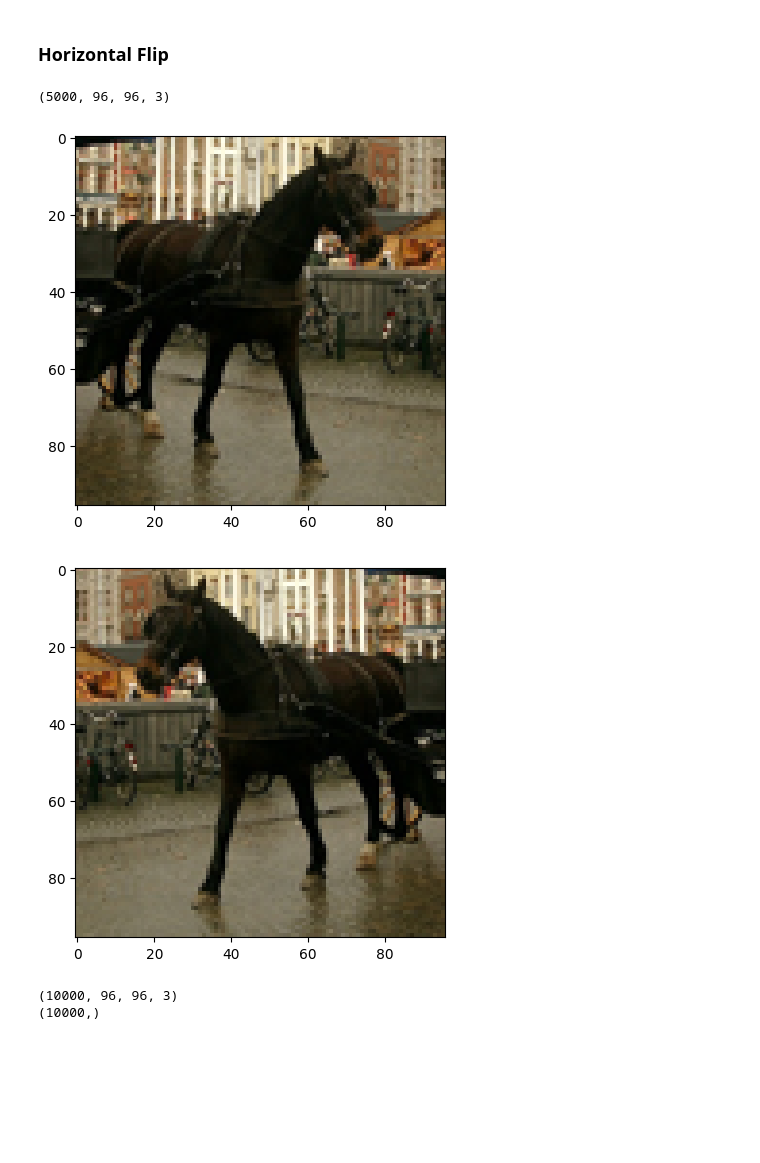
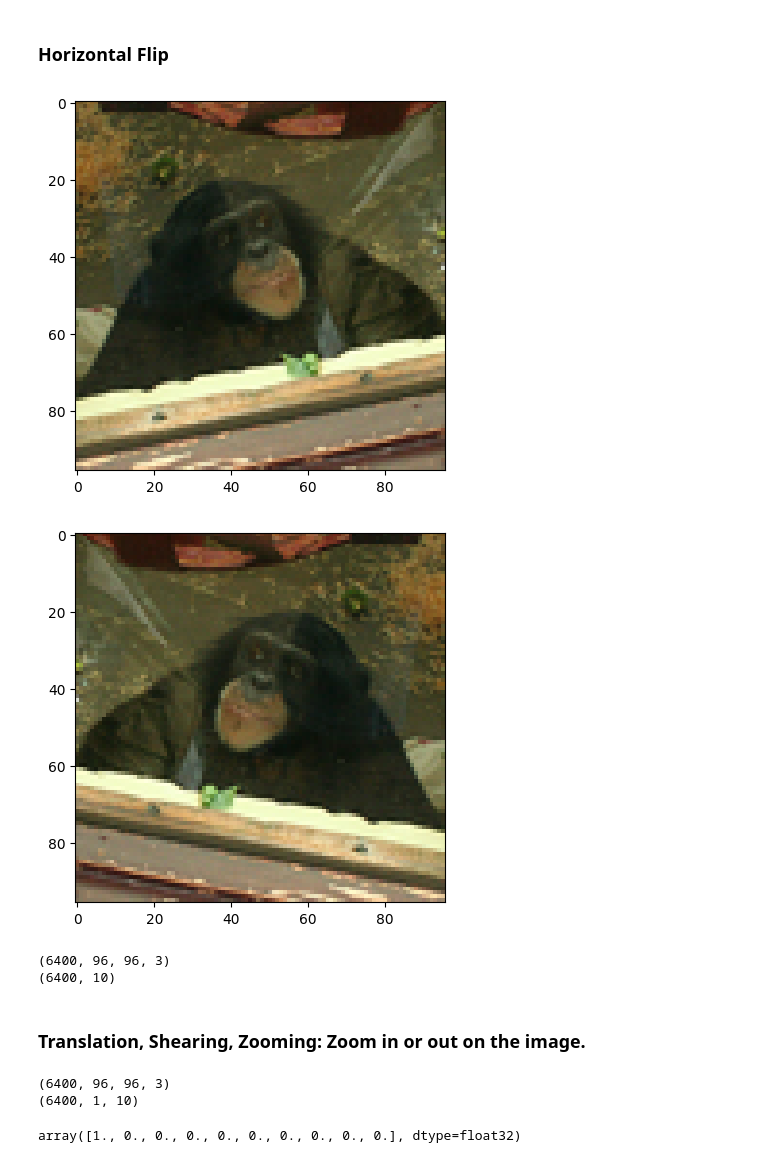
Before and after one commit to ramamo17/ComputerVisionIASD, a Jupyter notebook: Projet_Deep_Learning_pour_les_images.ipynb, the cells around one changed output. Cells and saved outputs as stored; diff of their text form; code cells hidden in the pictures; blank space fills up the shorter version.

```diff
--- a/Projet_Deep_Learning_pour_les_images.ipynb
+++ b/Projet_Deep_Learning_pour_les_images.ipynb
@@ -357,28 +407,30 @@ Test Accuracy: 0.2160000056028366
 ## Data Augmentation
 # %% [markdown]
 ### Horizontal Flip
-# %%
-images.shape
-# %% [output]
-(5000, 96, 96, 3)
 # %%
-flipped_img = np.empty_like(images)
+flipped_img = np.empty_like(train_images)
 
-for i in range(images.shape[0]):
-    flipped_img[i] = np.fliplr(images[i])
+for i in range(train_images.shape[0]):
+    flipped_img[i] = np.fliplr(train_images[i])
-# %%
-i = 93
-plot_image(images[i])
-plot_image(flipped_img[i].astype(np.uint8))
-# %% [output]
-[figure, removed]
-[figure, removed]
 # %%
-images = np.append(images,flipped_img,axis=0)
-labels = np.append(labels,labels)
+train_images = np.append(train_images,flipped_img,axis=0)
+train_labels = np.append(train_labels,train_labels,axis=0)
+# %%
+i = random.randint(0,5400)
+# i = 0
+plot_image(train_images[i])
+if i - 3200 >= 0:
+    plot_image(train_images[i-3200])
+else :
+    plot_image(train_images[i+3200])
+# %% [output]
+[figure, added]
+[figure, added]
 # %%
-print(images.shape)
-print(labels.shape)
+print(train_images.shape)
+print(train_labels.shape)
 # %% [output]
-(10000, 96, 96, 3)
-(10000,)
+(6400, 96, 96, 3)
+(6400, 10)
+# %% [markdown]
+### Translation, Shearing, Zooming: Zoom in or out on the image.
@@ -384,0 +466,27 @@ print(labels.shape)
+# %%
+augmented_generator = step2.flow(train_images.reshape((-1, 96, 96, 3)), train_labels, batch_size=1)
+
+# Generate augmented images and corresponding labels
+augmented_images = []
+augmented_labels = []
+num_augmented_images = 0
+
+for _ in range(6400):
+    batch = augmented_generator.next()
+    augmented_images.append(batch[0][0].astype(np.uint8))
+    augmented_labels.append(batch[1])
+    num_augmented_images += 1
+
+# Convert the augmented images and labels back to numpy arrays
+augmented_images = np.array(augmented_images)
+augmented_labels = np.array(augmented_labels)
+
+# # Reshape the augmented images back to the original shape
+# augmented_images = augmented_images.reshape((-1, 96, 96, 3))
+
+# Verify the shape of the augmented images and labels
+print(augmented_images.shape)  # (6400, 96, 96, 3)
+print(augmented_labels.shape)  # (6400, num_classes)
+# %% [output]
+(6400, 96, 96, 3)
+(6400, 1, 10)
@@ -384,0 +495,4 @@ print(labels.shape)
+# %%
+augmented_labels[4]
+# %% [output]
+array([1., 0., 0., 0., 0., 0., 0., 0., 0., 0.], dtype=float32)
```
Also changed, not shown: parts of 11 cells of this notebook.
